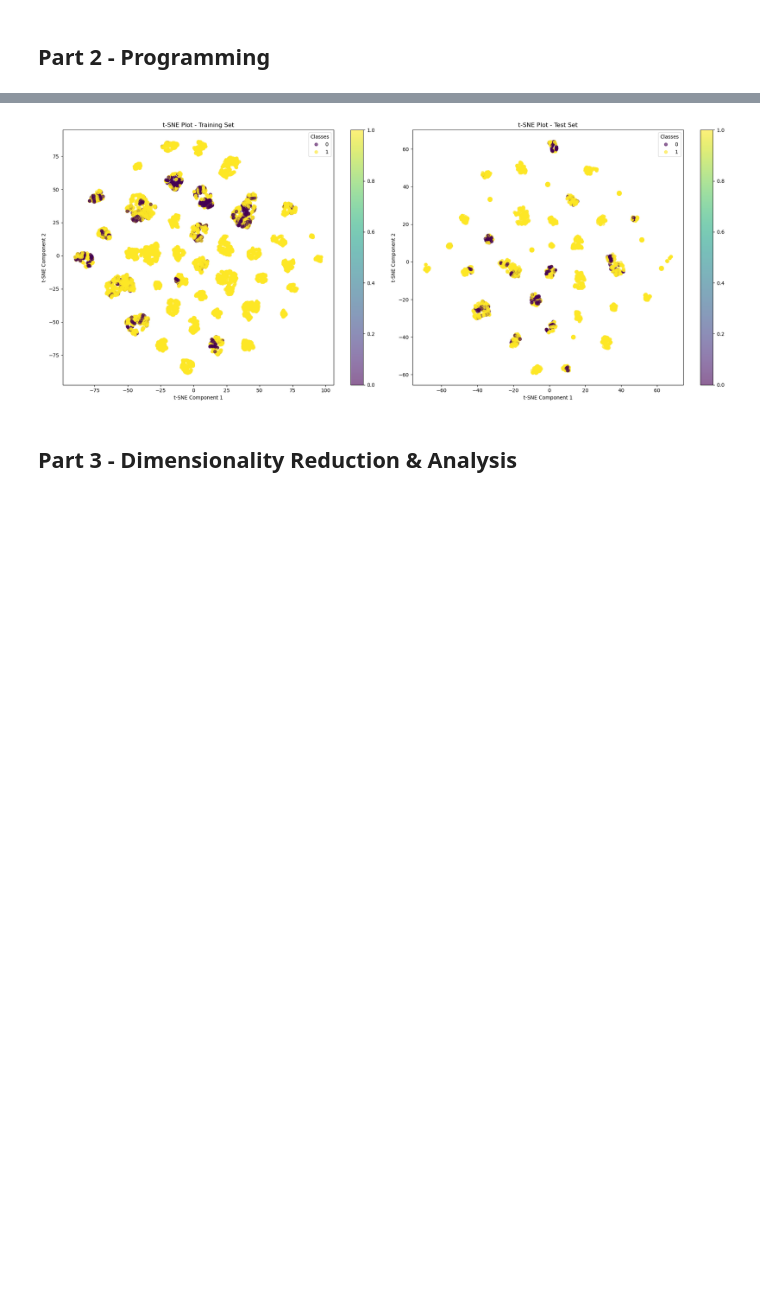
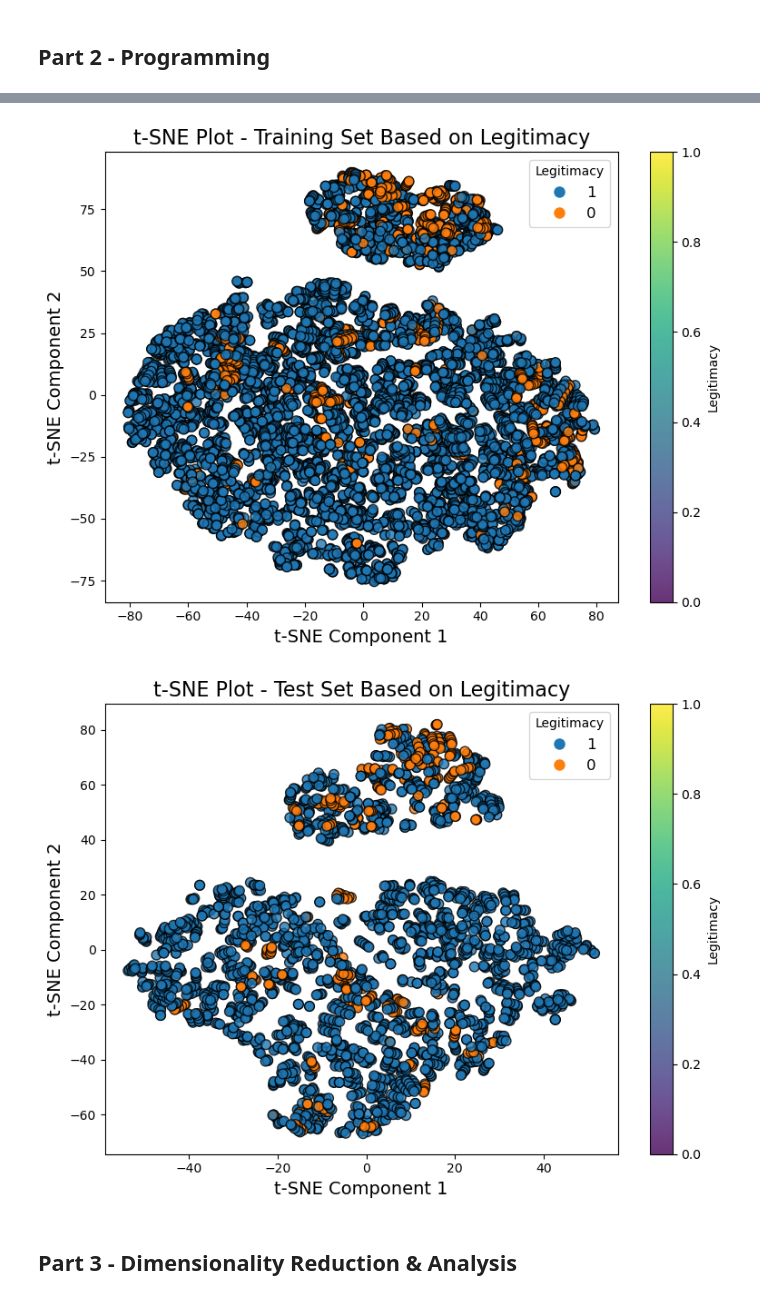
Before and after one commit to MokahalA/ELG5255_A2, a Jupyter notebook: Ahmad_Assignment2.ipynb, the cells around one changed output, grey strips where cells are left out. Drawn from its saved outputs; the diff is of its cells as text; code cells hidden in the pictures; blank space fills up the shorter version.

```diff
--- a/Ahmad_Assignment2.ipynb
+++ b/Ahmad_Assignment2.ipynb
@@ -154,21 +187,28 @@ X_train = X[df['Day'].isin([0, 1, 2])]
 X_test = X[df['Day'] == 3]
 y_train = y[df['Day'].isin([0, 1, 2])]
 y_test = y[df['Day'] == 3]
+
+
+# Scaling features to use only for KNN
+from sklearn.preprocessing import StandardScaler
+scaler = StandardScaler()
+X_train_scaled = scaler.fit_transform(X_train)
+X_test_scaled = scaler.transform(X_test)
 # %%
 # Create and train both models
 nb_model = GaussianNB()
 knn_model = KNeighborsClassifier(n_neighbors=5)  # K = 5
 
 nb_model.fit(X_train, y_train)
-knn_model.fit(X_train, y_train)
+knn_model.fit(X_train_scaled, y_train)
 
 # Make predictions with both models
 nb_pred = nb_model.predict(X_test)
-knn_pred = knn_model.predict(X_test)
+knn_pred = knn_model.predict(X_test_scaled)
 
 # Calculate probabilities
 nb_prob = nb_model.predict_proba(X_test)
-knn_prob = knn_model.predict_proba(X_test)
+knn_prob = knn_model.predict_proba(X_test_scaled)
 # %%
 # Print performance metrics for both models
 print("\n=== Naive Bayes Results ===")
@@ -255,41 +295,61 @@ KNN F1-score: 0.8632
 # %%
 '''TSNE plots'''
+
+import matplotlib.pyplot as plt
+from sklearn.manifold import TSNE
 
 # Create t-SNE objects
 tsne = TSNE(n_components=2, random_state=0)
 
 # Fit and transform training data
-tsne_train = tsne.fit_transform(X_train)
+tsne_train = tsne.fit_transform(X_train_scaled)
 
 # Transform test data
-tsne_test = TSNE(n_components=2, random_state=0).fit_transform(X_test)
+tsne_test = TSNE(n_components=2, random_state=0).fit_transform(X_test_scaled)
 
-# Create figure with two subplots
-plt.figure(figsize=(20, 8))
+# Define colors for the two classes
+legitimate_color = '#1f77b4'  # Blue for 1 (legitimate)
+illegitimate_color = '#ff7f0e'  # Orange for 0 (illegitimate)
 
-# Plot training data
-plt.subplot(1, 2, 1)
+# Plot the t-SNE for the training set separately with adjusted figure size
+plt.figure(figsize=(8, 6))  # Slightly smaller figure
 scatter_train = plt.scatter(tsne_train[:, 0], tsne_train[:, 1],
-                          c=y_train, cmap='viridis', alpha=0.6)
-plt.title('t-SNE Plot - Training Set')
-plt.xlabel('t-SNE Component 1')
-plt.ylabel('t-SNE Component 2')
-plt.colorbar(scatter_train)
-plt.legend(*scatter_train.legend_elements(), title="Classes")
+                            c=[legitimate_color if label == 1 else illegitimate_color for label in y_train],
+                            alpha=0.8, edgecolors='k', s=60)
+plt.title('t-SNE Plot - Training Set', fontsize=16)
+plt.xlabel('t-SNE Component 1', fontsize=14)
+plt.ylabel('t-SNE Component 2', fontsize=14)
+plt.colorbar(scatter_train, label='Legitimacy')
 
-# Plot test data
-plt.subplot(1, 2, 2)
-scatter_test = plt.scatter(tsne_test[:, 0], tsne_test[:, 1],
-                         c=y_test, cmap='viridis', alpha=0.6)
-plt.title('t-SNE Plot - Test Set')
-plt.xlabel('t-SNE Component 1')
-plt.ylabel('t-SNE Component 2')
-plt.colorbar(scatter_test)
-plt.legend(*scatter_test.legend_elements(), title="Classes")
+# Manually setting the legend with actual numbers (1 for legitimate, 0 for illegitimate)
+plt.legend(handles=[
+    plt.Line2D([0], [0], marker='o', color='w', markerfacecolor=legitimate_color, markersize=10, label="1"),
+    plt.Line2D([0], [0], marker='o', color='w', markerfacecolor=illegitimate_color, markersize=10, label="0")
+], title="Legitimacy", fontsize=12)
 
 plt.tight_layout()
 plt.show()
+
+# Plot the t-SNE for the test set separately with adjusted figure size
+plt.figure(figsize=(8, 6))  # Slightly smaller figure
+scatter_test = plt.scatter(tsne_test[:, 0], tsne_test[:, 1],
+                           c=[legitimate_color if label == 1 else illegitimate_color for label in y_test],
+                           alpha=0.8, edgecolors='k', s=60)
+plt.title('t-SNE Plot - Test Set', fontsize=16)
+plt.xlabel('t-SNE Component 1', fontsize=14)
+plt.ylabel('t-SNE Component 2', fontsize=14)
+plt.colorbar(scatter_test, label='Legitimacy')
+
+# Manually setting the legend with actual numbers (1 for legitimate, 0 for illegitimate)
+plt.legend(handles=[
+    plt.Line2D([0], [0], marker='o', color='w', markerfacecolor=legitimate_color, markersize=10, label="1"),
+    plt.Line2D([0], [0], marker='o', color='w', markerfacecolor=illegitimate_color, markersize=10, label="0")
+], title="Legitimacy", fontsize=12)
+
+plt.tight_layout()
+plt.show()
 # %% [output]
-[figure, old version]
+[figure, new version]
+[figure, added]
 # %% [markdown]
 ## Part 3 - Dimensionality Reduction & Analysis
```
Also changed, not shown: parts of 11 cells of this notebook.
